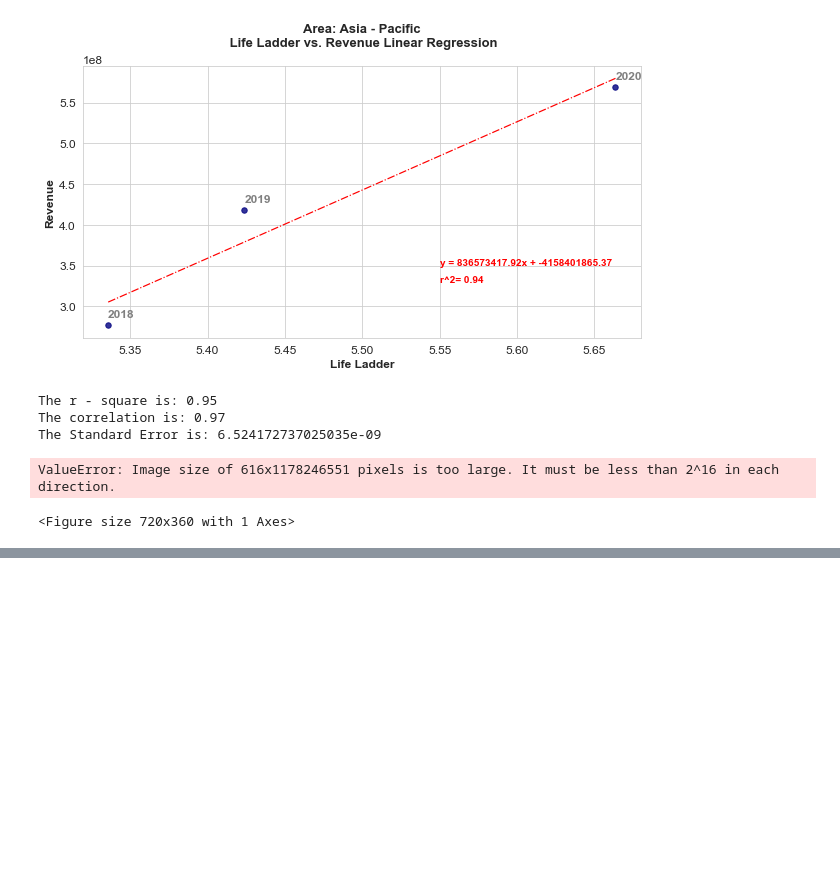
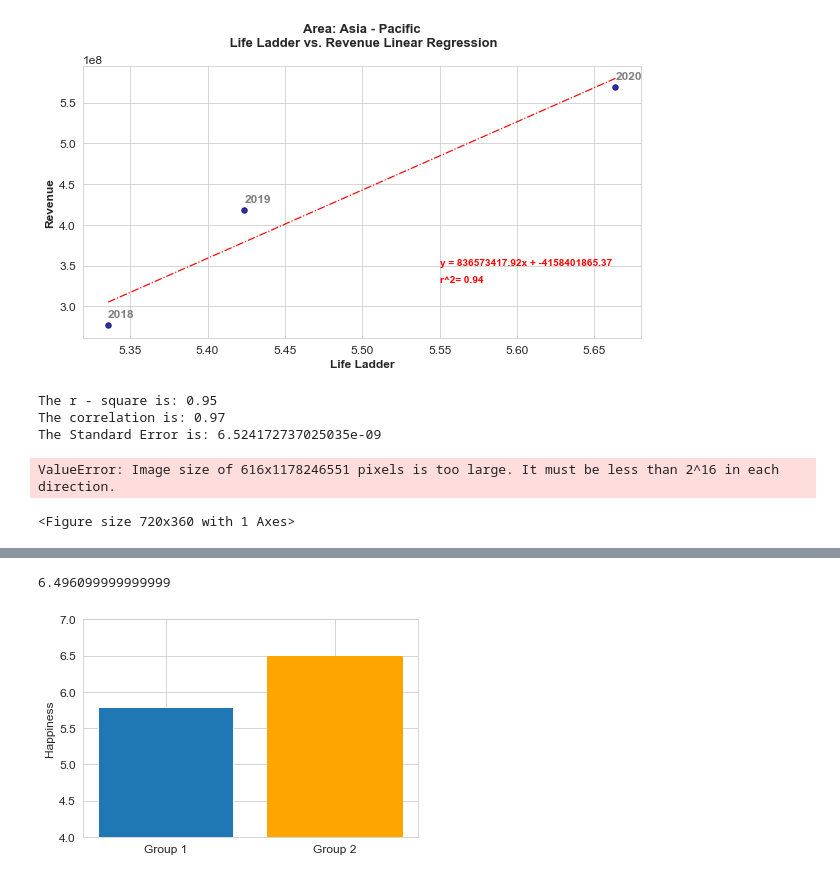
Before and after one commit to adamholcomb/Python-Media-Happiness-Analysis, a Jupyter notebook: HappinessIndex.ipynb, the cells around one changed output, grey strips where cells are left out. Drawn from its saved outputs; the diff is of its cells as text; code cells hidden in the pictures; blank space fills up the shorter version.

```diff
--- a/HappinessIndex.ipynb
+++ b/HappinessIndex.ipynb
@@ -955,0 +1177,6 @@ ValueError: Image size of 616x1178246551 pixels is too large. It must be less th
+# %%
+# Separate out the four counties of group 1
+group_1 = happiness_genre_df.loc[happiness_genre_df['Comedy_Percent']<22]
+group_1_avg = group_1["Ladder Score"].mean()
+group_1_avg
+group_1
@@ -955,0 +1189,21 @@ ValueError: Image size of 616x1178246551 pixels is too large. It must be less th
+# %%
+# Separate the countries in group 2
+group_2_india = happiness_genre_df.loc[happiness_genre_df['Comedy_Percent']>22]
+group_2 = group_2_india.loc[group_2_india['Ladder Score']>4]
+group_2_avg = group_2["Ladder Score"].mean()
+group_2_avg
+# %% [output]
+6.496099999999999
+# %%
+# Build bar graph comparing happiness of group 1 and 2
+x_axis = np.arange(0,2,1)
+plt.bar(x_axis,[group_1_avg,group_2_avg])[1].set_color('orange')
+tick_loc = x_axis
+labels = ["Group 1","Group 2"]
+plt.xticks(tick_loc,labels)
+plt.ylim(4,7)
+plt.ylabel("Happiness")
+
+plt.savefig("Images/comedy_vs_happy_bar.png")
+# %% [output]
+[figure, added]
```
Also changed, not shown: parts of 22 cells of this notebook, 8 other files.
